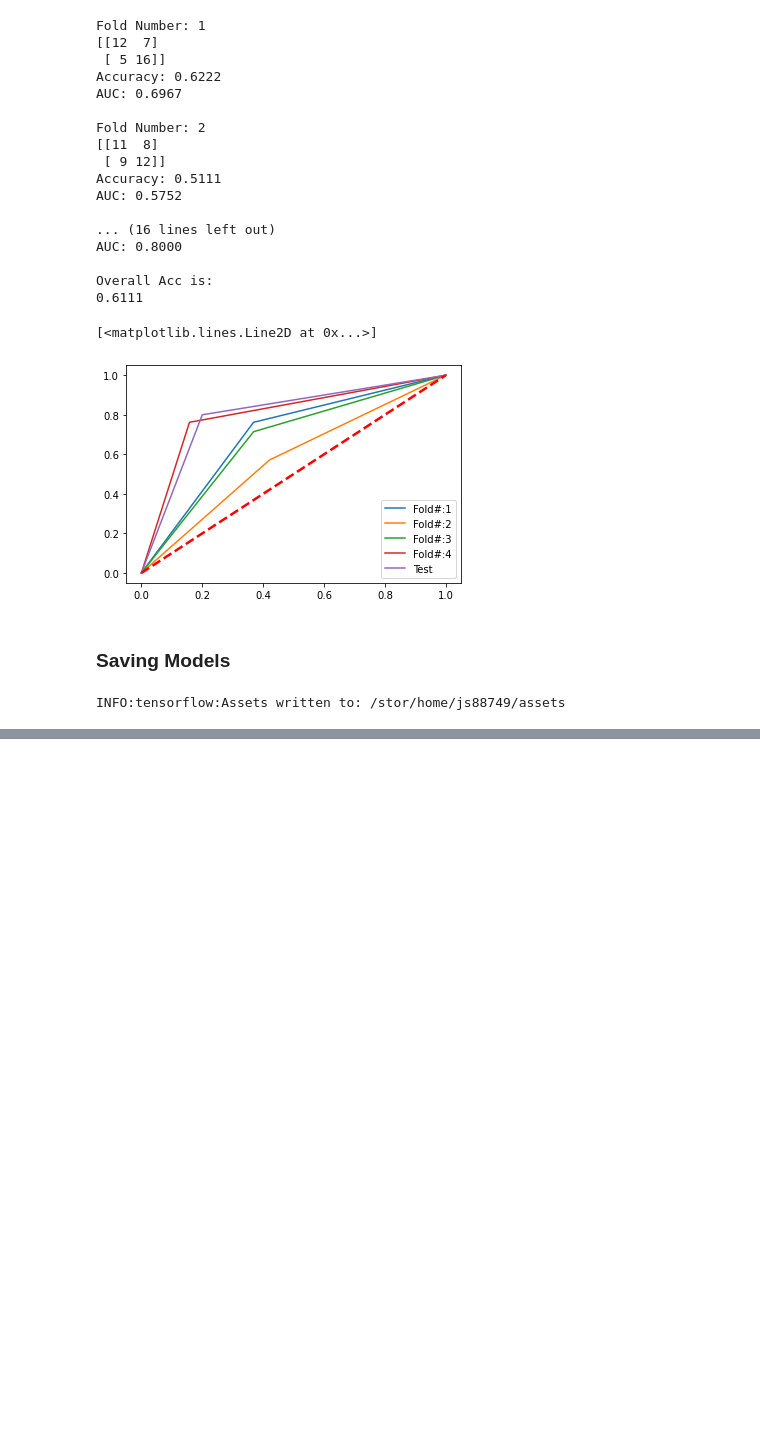
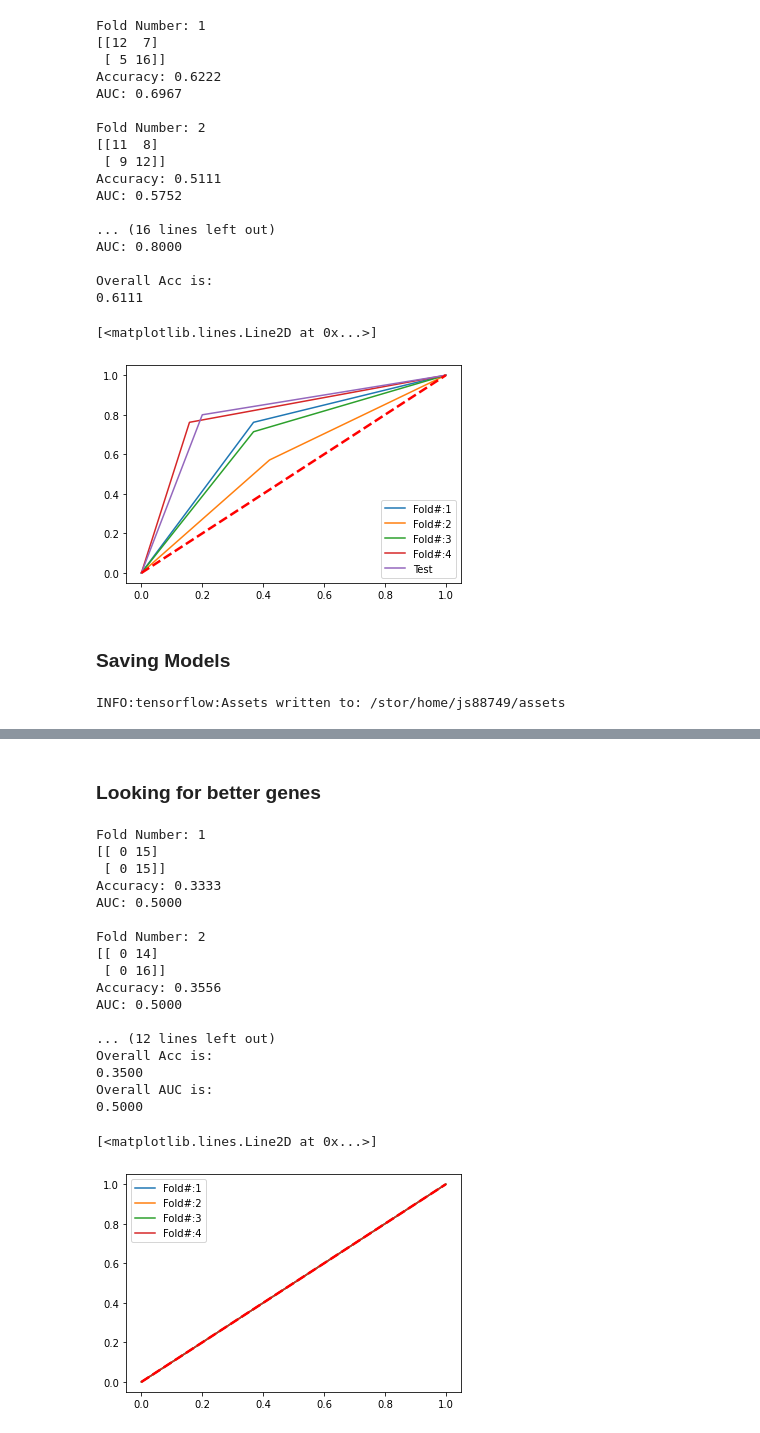
Before and after one commit to hzorkic/machine_learning_and_molecular_docking_for_drug_discovery, a Jupyter notebook: COAD Analysis.ipynb, the cells around one changed output, grey strips where cells are left out. Cells and saved outputs as stored; diff of their text form; code cells hidden in the pictures; blank space fills up the shorter version.

Commit message:
added gene search

```diff
--- a/COAD Analysis.ipynb
+++ b/COAD Analysis.ipynb
@@ -502,0 +472,77 @@ rand_genes
+# %% [markdown]
+### Looking for better genes
+# %%
+num_genes=29
+genes=df_log.columns.to_list()
+# generate random genes
+n = random.sample(range(0, len(genes)), 29)
+rand_genes=[genes[i] for i in n]
+# subset dataset
+rand_df=df_log[rand_genes]
+
+
+# Run model (condesned steps from before)
+
+# Split Into Training and Test Data
+x_train, x_test, y_train, y_test = train_test_split(rand_df, target_binary, test_size=15,shuffle=True, random_state=12)
+kf = KFold(n_splits = 4)
+skf = StratifiedKFold(n_splits = 4, random_state = 12, shuffle = True) # Generates indicies
+
+c=1
+acc_tot=0
+auc_tot=0
+for train_index, test_index in skf.split(x_train, y_train):
+    print('\nFold Number: %d'%(c))
+    X=x_train.iloc[train_index]
+    Y=y_train.iloc[train_index]
+
+    results=model.predict(X)
+    res=[]
+    for i in results:
+        if i <0.5 :
+            res.append(0)
+        else:
+            res.append(1)
+
+    cm=confusion_matrix(Y, res)
+    # ROC
+    fpr_kera, tpr_kera, thresholds_rf = roc_curve(Y, res)
+    auc_k = auc(fpr_kera, tpr_kera)
+    lab='Fold#:'+str(c)
+    plt.plot(fpr_kera, tpr_kera, label=lab)
+    acc=round((cm[1,1]+cm[0,0])/45,4)
+    print(cm)
+    print('Accuracy:',acc)
+    print('AUC: %.4f'%(auc_k))
+    acc_tot=acc_tot+acc
+    auc_tot=auc_tot+auc_k
+    c+=1
+
+
+# show results
+print('\nOverall Acc is:\n%.4f'%(acc_tot/4))
+print('Overall AUC is:\n%.4f'%(auc_tot/4))
+
+# plot
+plt.legend()
+plt.plot([0, 1], [0, 1],'r--',linewidth=2.5)
+# %% [output]
+Fold Number: 1
+[[ 0 15]
+ [ 0 15]]
+Accuracy: 0.3333
+AUC: 0.5000
+
+Fold Number: 2
+[[ 0 14]
+ [ 0 16]]
+Accuracy: 0.3556
+AUC: 0.5000
+
+... (12 lines left out)
+Overall Acc is:
+0.3500
+Overall AUC is:
+0.5000
+[<matplotlib.lines.Line2D at 0x...>]
+[figure, added]
```
Also changed, not shown: parts of 9 cells of this notebook.
